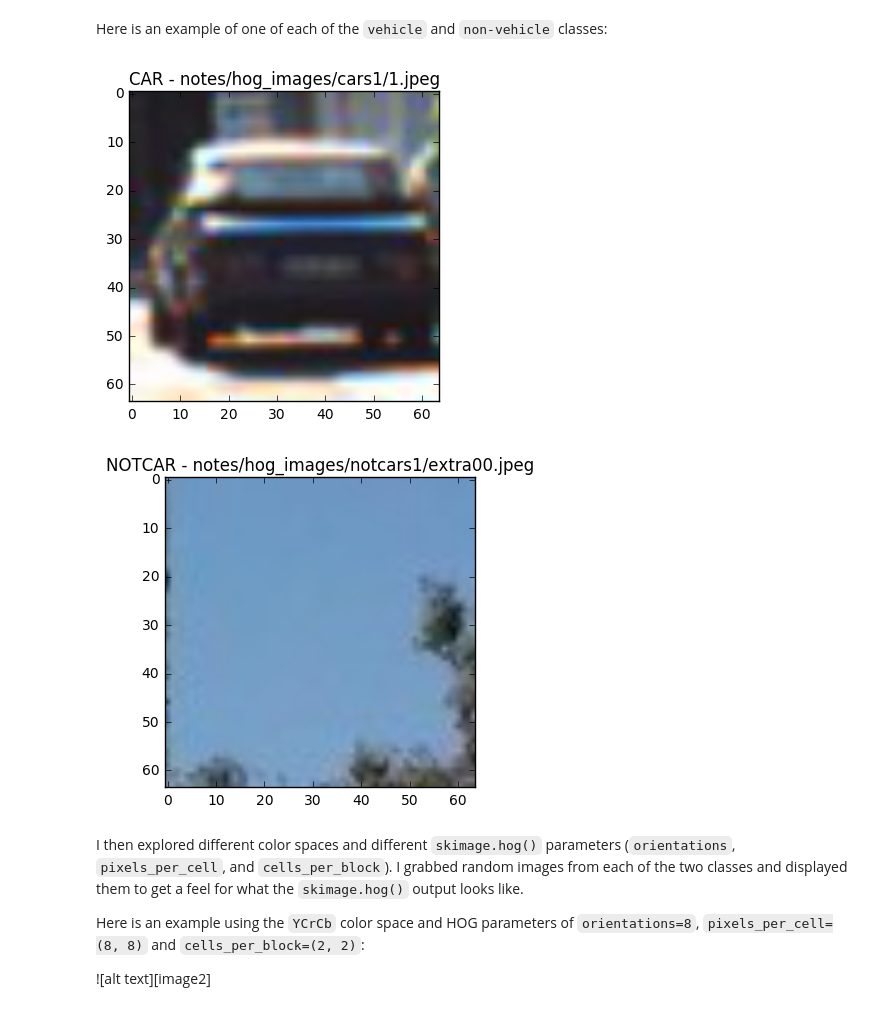
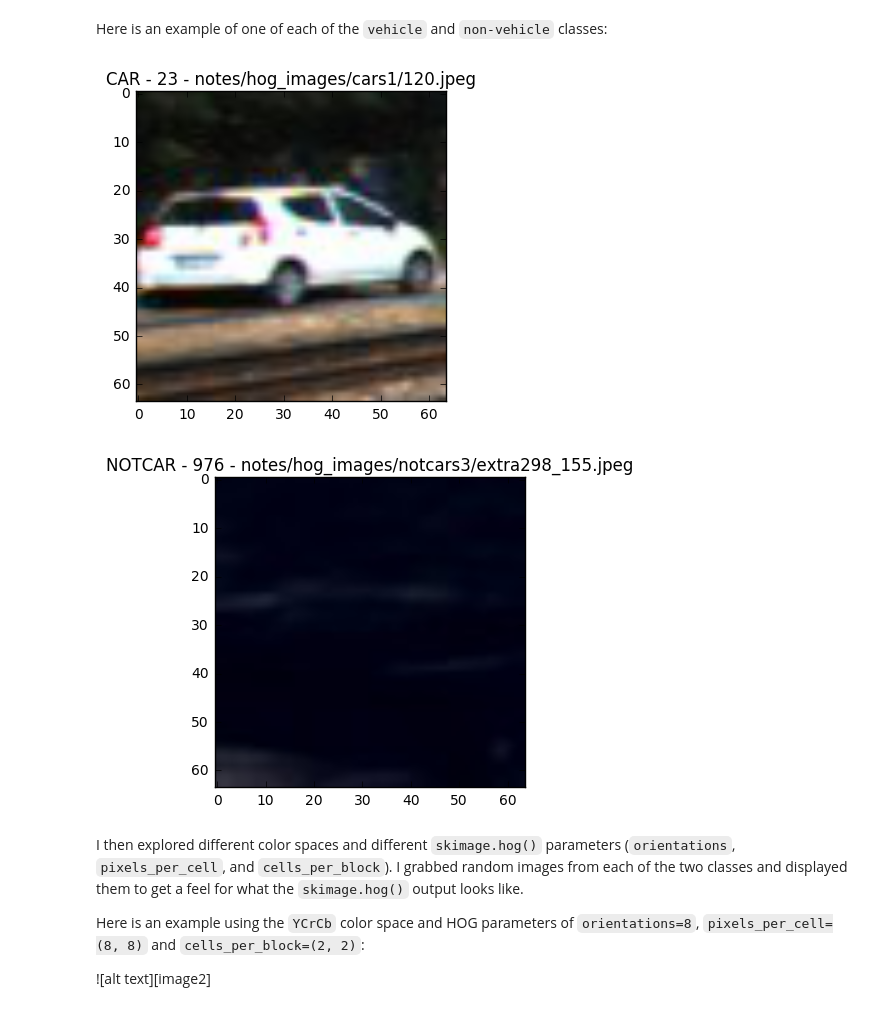
Before and after one commit to matthewzimmer/CarND-Vehicle-Detection-P5, a Jupyter notebook: final-project.ipynb, the cells around one changed output. Cells and saved outputs as stored; diff of their text form; code cells hidden in the pictures.

```diff
--- a/final-project.ipynb
+++ b/final-project.ipynb
@@ -127,26 +126,32 @@ I started by reading in all the `vehicle` and `non-vehicle` images.  Here is an
 # %%
 ds = CarsNotCarsDatasetOp().perform()
 cars = ds.cars()
-not_cars = ds.not_cars()
+notcars = ds.not_cars()
 
 print('    # Cars: ' + str(len(cars)))
-print('# Not cars: ' + str(len(not_cars)))
+print('# Not cars: ' + str(len(notcars)))
 # %% [output]
     # Cars: 1196
 # Not cars: 1125
 # %% [markdown]
 Here is an example of one of each of the `vehicle` and `non-vehicle` classes:
-# %%
-# PlotImageOp(mpimg.imread(cars[0]), title="{} - CAR".format(cars[0])).perform()
-plt.title("CAR - "+cars[0])
-plt.imshow(mpimg.imread(cars[0]))
-plt.show()
-plt.title("NOTCAR - "+not_cars[0])
-plt.imshow(mpimg.imread(not_cars[0]))
-plt.show()
-# %% [output]
-[figure, removed]
-[figure, removed]
+# %%
+# Generate a random index to look at a car image
+ind_cars = np.random.randint(0, len(cars))
+
+plt.title("CAR - {} - {}".format(ind_cars,cars[ind_cars]))
+plt.imshow(mpimg.imread(cars[ind_cars]))
+plt.show()
+
+# Generate a random index to look at a notcar image
+ind_notcars = np.random.randint(0, len(notcars))
+
+plt.title("NOTCAR - {} - {}".format(ind_notcars, notcars[ind_notcars]))
+plt.imshow(mpimg.imread(notcars[ind_notcars]))
+plt.show()
+# %% [output]
+[figure, added]
+[figure, added]
 # %% [markdown]
 I then explored different color spaces and different `skimage.hog()` parameters (`orientations`, `pixels_per_cell`, and `cells_per_block`).  I grabbed random images from each of the two classes and displayed them to get a feel for what the `skimage.hog()` output looks like.
 
```
Also changed, not shown: parts of 6 cells of this notebook, 4 other files.
